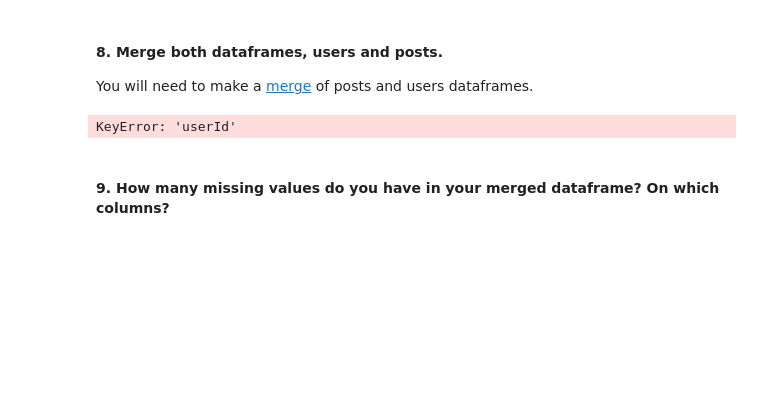
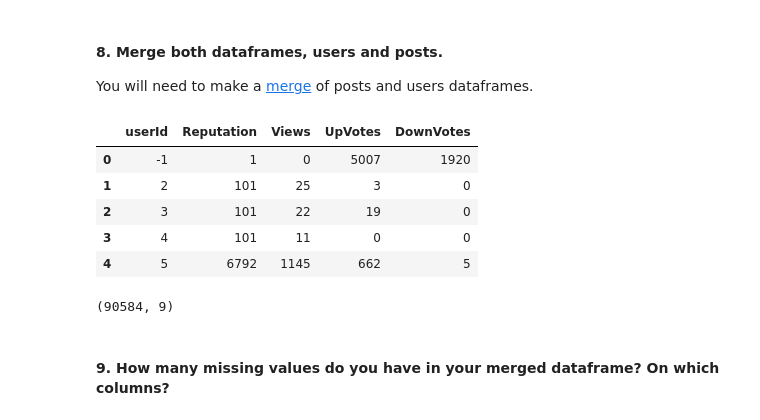
Before and after one commit to ta-data-bcn/lab-data-cleaning, a Jupyter notebook: your-code/main.ipynb, the cells around one changed output. Drawn from its saved outputs; the diff is of its cells as text; code cells hidden in the pictures; blank space fills up the shorter version.

```diff
--- a/your-code/main.ipynb
+++ b/your-code/main.ipynb
@@ -82,12 +82,23 @@ new_posts = posts_ch[['postId','Score','userId','ViewCount','CommentCount']]
 # %% [markdown]
 #### 8. Merge both dataframes, users and posts.
 You will need to make a [merge](https://pandas.pydata.org/pandas-docs/stable/generated/pandas.DataFrame.merge.html) of posts and users dataframes.
+# %%
+new_users.head()
+# %% [output]
+|  | userId | Reputation | Views | UpVotes | DownVotes |
+| 0 | -1 | 1 | 0 | 5007 | 1920 |
+| 1 | 2 | 101 | 25 | 3 | 0 |
+| 2 | 3 | 101 | 22 | 19 | 0 |
+| 3 | 4 | 101 | 11 | 0 | 0 |
+| 4 | 5 | 6792 | 1145 | 662 | 5 |
 # %%
 result = pd.merge(new_users,
-                  posts,
+                  new_posts,
                   on='userId',
-                  how='outer')
+                  how='inner')
-# %% [output]
-KeyError: 'userId'
+# %%
+result.shape
+# %% [output]
+(90584, 9)
 # %% [markdown]
 #### 9. How many missing values do you have in your merged dataframe? On which columns?
```
Also changed, not shown: parts of 4 cells of this notebook.
